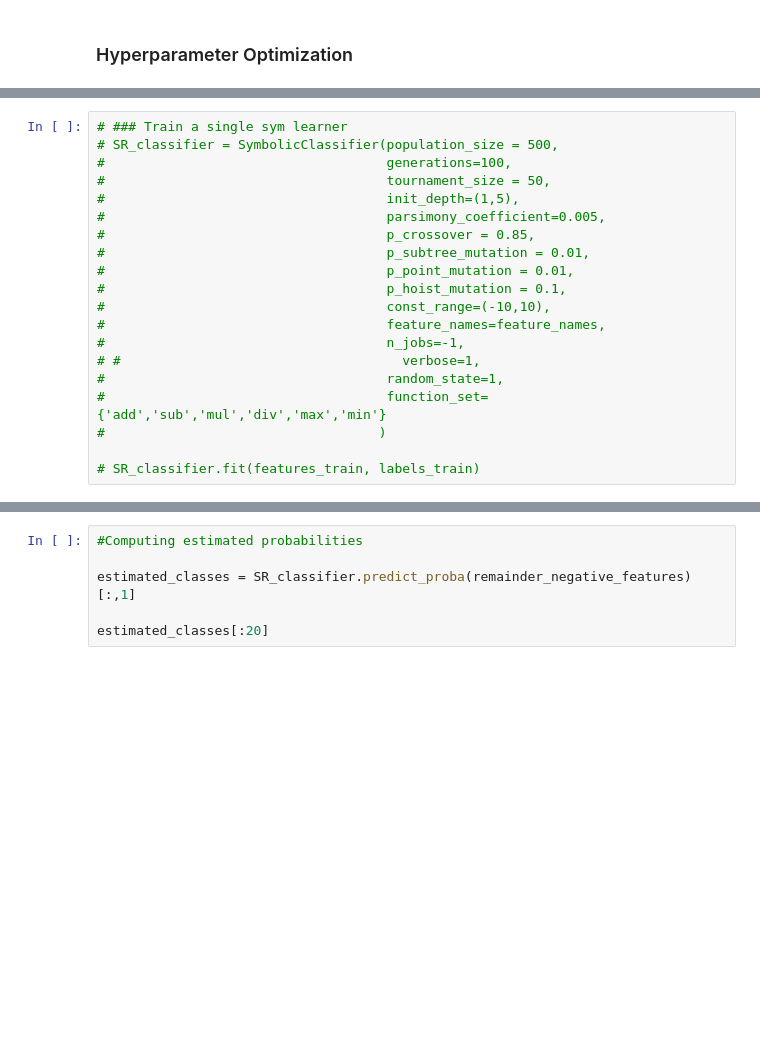
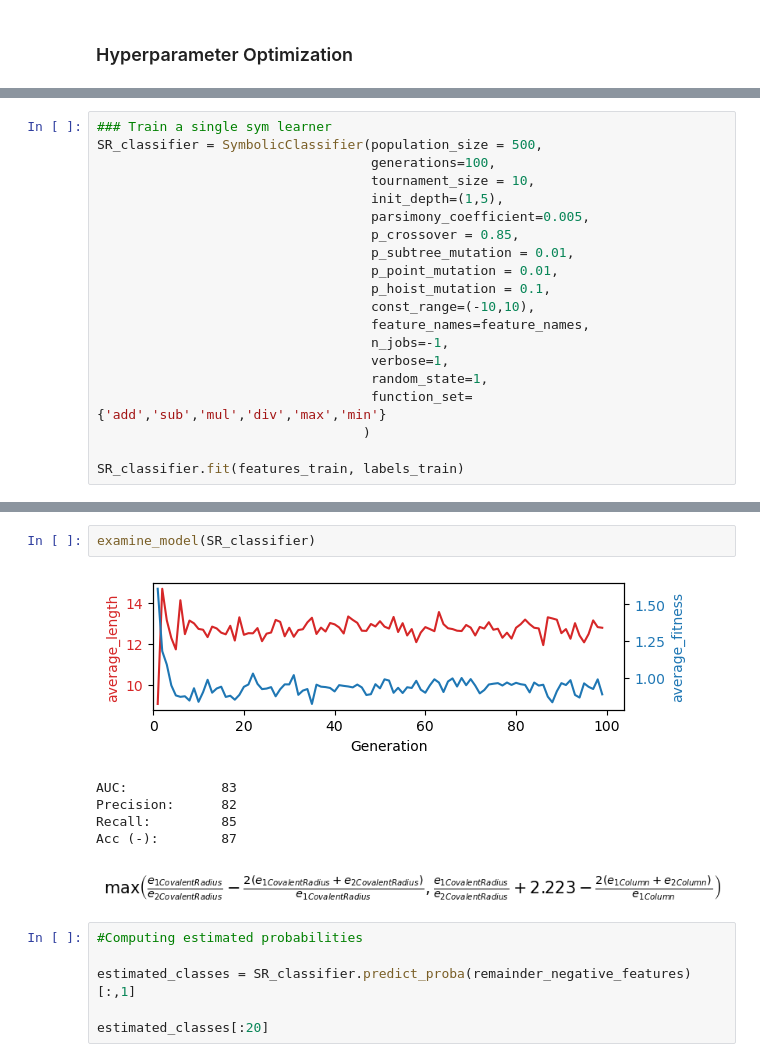
Before and after one commit to AlbertVong/Mat-Hack-2023, a Jupyter notebook: 5_learning/train_eval_SymClf.ipynb, the cells around one changed output, grey strips where cells are left out. Cells and saved outputs as stored; diff of their text form; blank space fills up the shorter version.

Commit message:
ran a few more c1vsall learners, reorg

```diff
--- a/5_learning/train_eval_SymClf.ipynb
+++ b/5_learning/train_eval_SymClf.ipynb
@@ -242,20 +318,20 @@ plt.show()
 # %%
-# ### Train a single sym learner
-# SR_classifier = SymbolicClassifier(population_size = 500,
-#                                    generations=100,
-#                                    tournament_size = 50,
-#                                    init_depth=(1,5),
-#                                    parsimony_coefficient=0.005,
-#                                    p_crossover = 0.85,
-#                                    p_subtree_mutation = 0.01,
-#                                    p_point_mutation = 0.01,
-#                                    p_hoist_mutation = 0.1,
-#                                    const_range=(-10,10),
-#                                    feature_names=feature_names,
-#                                    n_jobs=-1,
-# #                                    verbose=1,
-#                                    random_state=1,
-#                                    function_set={'add','sub','mul','div','max','min'}
-#                                   )
+### Train a single sym learner
+SR_classifier = SymbolicClassifier(population_size = 500,
+                                   generations=100,
+                                   tournament_size = 10,
+                                   init_depth=(1,5),
+                                   parsimony_coefficient=0.005,
+                                   p_crossover = 0.85,
+                                   p_subtree_mutation = 0.01,
+                                   p_point_mutation = 0.01,
+                                   p_hoist_mutation = 0.1,
+                                   const_range=(-10,10),
+                                   feature_names=feature_names,
+                                   n_jobs=-1,
+                                   verbose=1,
+                                   random_state=1,
+                                   function_set={'add','sub','mul','div','max','min'}
+                                  )
 
-# SR_classifier.fit(features_train, labels_train)
+SR_classifier.fit(features_train, labels_train)
@@ -262,3 +366,12 @@ plt.show()
+# %%
+examine_model(SR_classifier)
+# %% [output]
+[figure, added]
+AUC:            83
+Precision:      82
+Recall:         85
+Acc (-):        87
+[figure, added]
 # %%
 #Computing estimated probabilities
 
```
Also changed, not shown: parts of 9 cells of this notebook, 44 other files.
